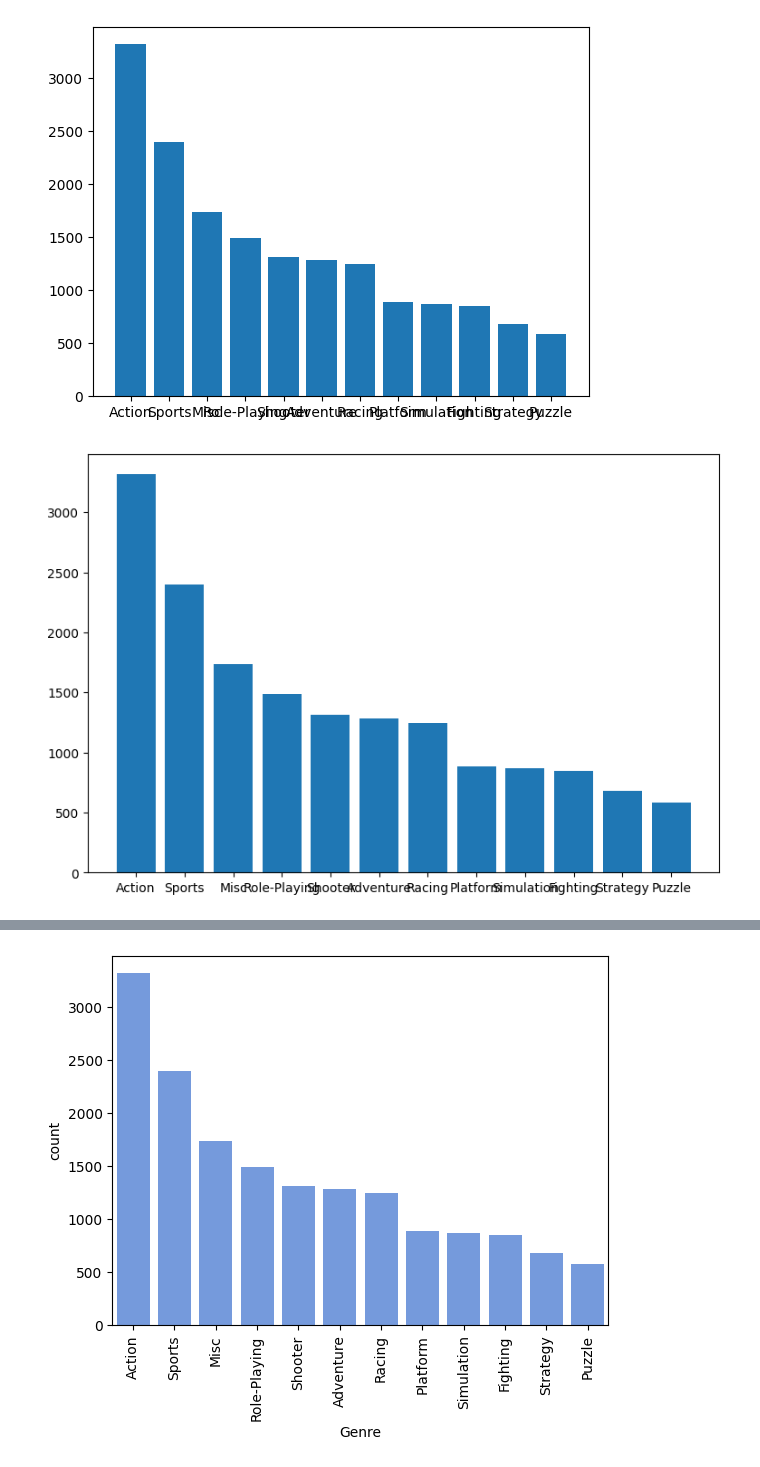
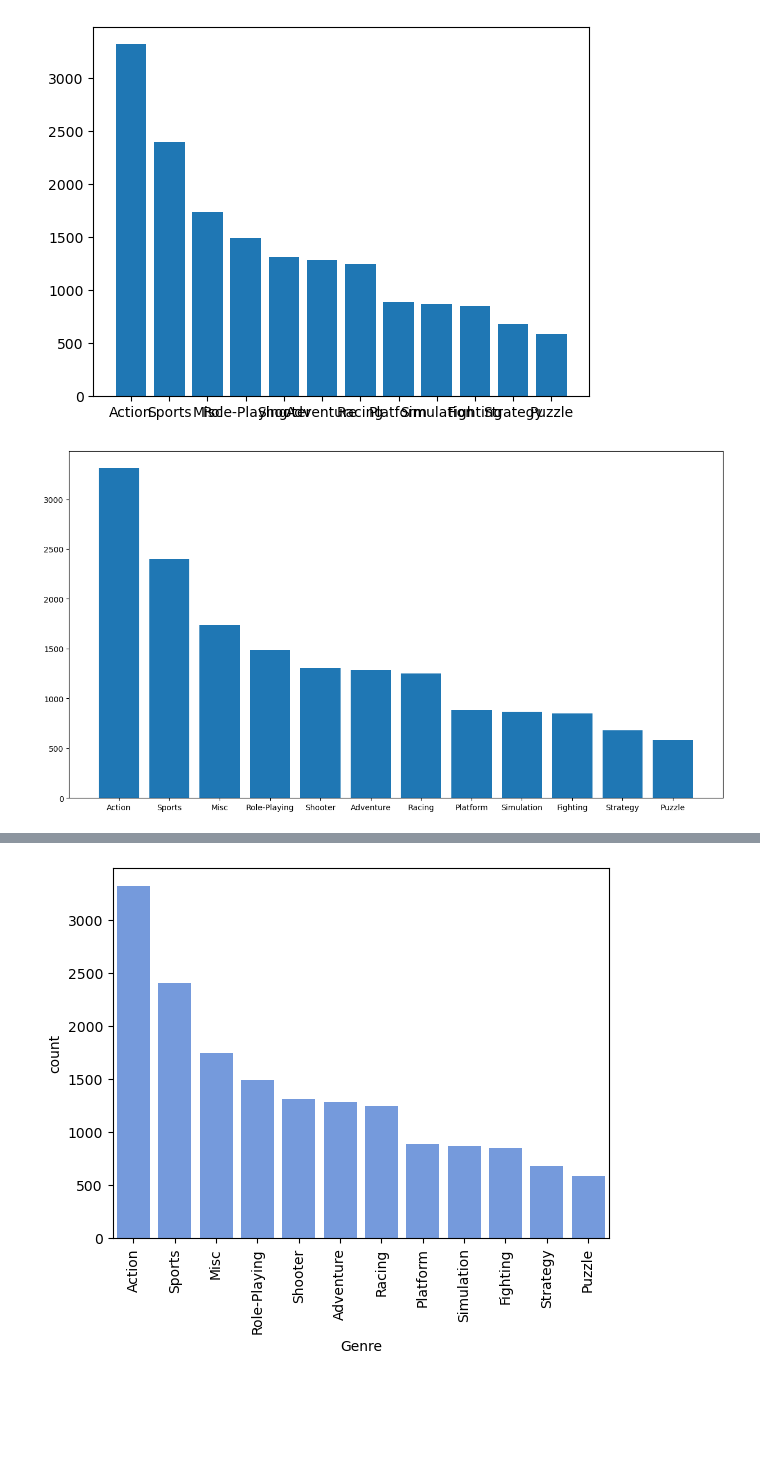
Before and after one commit to thecont1/class-sharing, a Jupyter notebook: Class09_Matplotlib01.ipynb, the cells around one changed output, grey strips where cells are left out. Cells and saved outputs as stored; diff of their text form; code cells hidden in the pictures; blank space fills up the shorter version.

```diff
--- a/Class09_Matplotlib01.ipynb
+++ b/Class09_Matplotlib01.ipynb
@@ -13,8 +13,8 @@ To: /content/final_vg.csv
 import pandas as pd
 import numpy as np
 
-data = pd.read_csv('final_vg.csv')
-data.head()
+data = pd.read_csv('datasets/final_vg.csv')
+data.head(10)
 # %% [output]
 |  | Rank | Name | Platform | Year | Genre | Publisher | NA_Sales | EU_Sales | JP_Sales | Other_Sales | ... |
 | 0 | 2061 | 1942 | NES | 1985.0 | Shooter | Capcom | 4.569217 | 3.033887 | 3.439352 | 1.991671 | ... |
@@ -73,23 +77,14 @@ plt.bar(x_bar, y_bar)
 <BarContainer object of 12 artists>
 [figure]
 # %%
-cnt = data['Genre'].value_counts()
-
-x_bar = cnt.index
-y_bar = cnt
 plt.bar(x_bar, y_bar)
 plt.show()
 # %% [output]
 [figure]
 # %%
-cnt = data['Genre'].value_counts()
-
-x_bar = cnt.index
-y_bar = cnt
-
-plt.figure(figsize = (9, 6))
+plt.figure(figsize = (15, 8))
 plt.bar(x_bar, y_bar)
 plt.show()
 # %% [output]
-[figure, old version]
+[figure, new version]
 # %%
```
Also changed, not shown: parts of 10 cells of this notebook.
